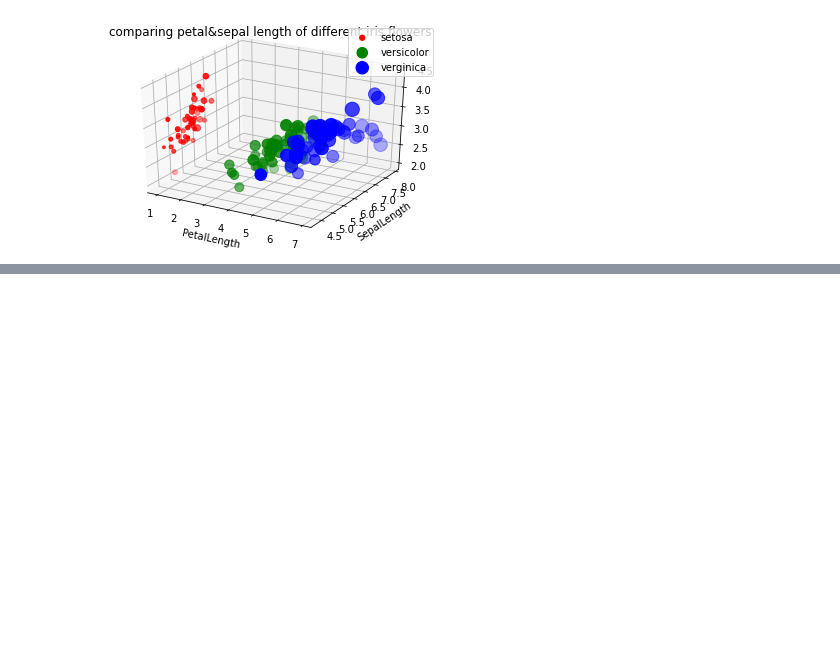
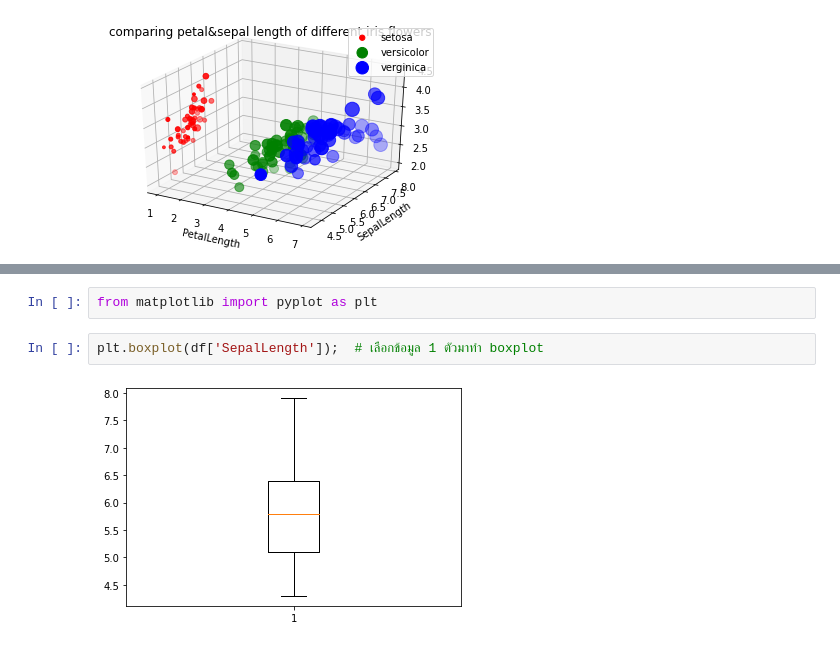
Before and after one commit to mintra-tippayaratsontorn/data_viz_2022, a Jupyter notebook: DataViz02_Data_Distribution.ipynb, the cells around one changed output, grey strips where cells are left out. Cells and saved outputs as stored; diff of their text form; blank space fills up the shorter version.

```diff
--- a/DataViz02_Data_Distribution.ipynb
+++ b/DataViz02_Data_Distribution.ipynb
@@ -181,0 +189,6 @@ plt.title('comparing petal&sepal length of different iris flowers');
+# %%
+from matplotlib import pyplot as plt
+# %%
+plt.boxplot(df['SepalLength']);  # เลือกข้อมูล 1 ตัวมาทำ boxplot
+# %% [output]
+[figure, added]
```
Also changed, not shown: parts of 24 cells of this notebook.
